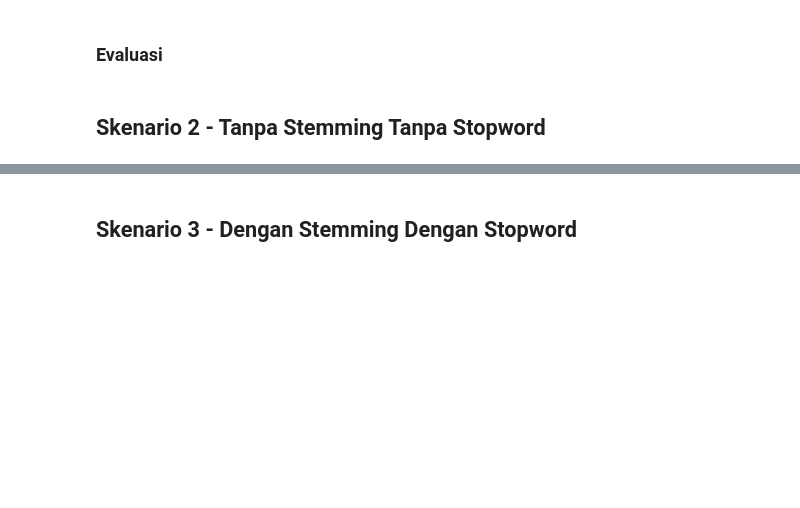
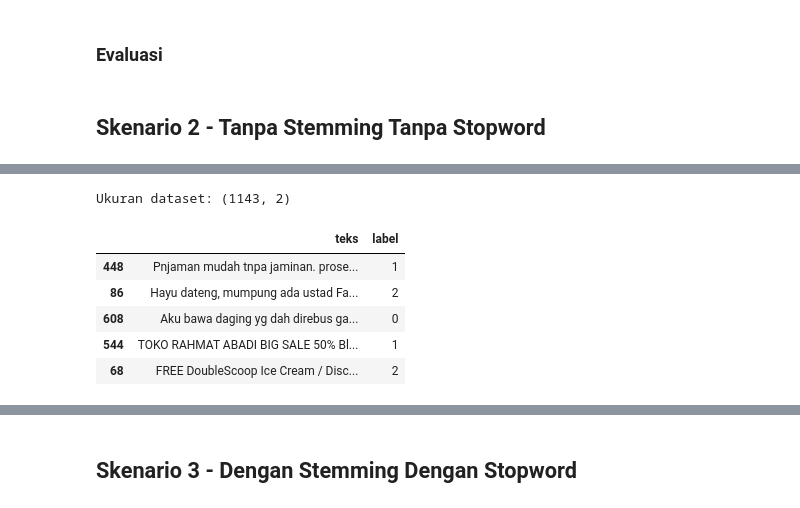
Before and after one commit to abuwildanm/Information-Retrieval, a Jupyter notebook: Projek.ipynb, the cells around one changed output, grey strips where cells are left out. Cells and saved outputs as stored; diff of their text form; code cells hidden in the pictures; blank space fills up the shorter version.

Commit message:
Skenario 2
-. dataset changeable
-. belum dicoba normalisasi
-. belum eval

```diff
--- a/Projek.ipynb
+++ b/Projek.ipynb
@@ -246,3 +241,7 @@ Matriks Cosine Similarity:
 ### Evaluasi
 # %% [markdown]
 ## Skenario 2 - Tanpa Stemming Tanpa Stopword
+# %%
+# Read Dataset
+data = pd.read_csv('Dataset/data_sms_spam.csv')
+data.head()
@@ -248,0 +255,22 @@ Matriks Cosine Similarity:
+# %%
+# Ukuran Dataset
+print('Ukuran dataset:', data.shape)
+# %% [output]
+Ukuran dataset: (1143, 2)
+# %%
+# Pembagian data training & testing
+x_train, x_test, y_train, y_test = train_test_split(data['teks'], data['label'], test_size=0.4)
+# %%
+train_data = pd.DataFrame({'teks':x_train, 'label':y_train})
+test_data = pd.DataFrame({'teks':x_test, 'label':y_test})
+query = ['Anda mendapatkan hadiah mobil','nanti ketemu dimana?']
+query = pd.DataFrame({'teks':query})
+
+train_data.head()
+# %% [output]
+|  | teks | label |
+| 448 | Pnjaman mudah tnpa jaminan. prose... | 1 |
+| 86 | Hayu dateng, mumpung ada ustad Fa... | 2 |
+| 608 | Aku bawa daging yg dah direbus ga... | 0 |
+| 544 | TOKO RAHMAT ABADI BIG SALE 50% Bl... | 1 |
+| 68 | FREE DoubleScoop Ice Cream / Disc... | 2 |
```
Also changed, not shown: parts of 20 cells of this notebook.
